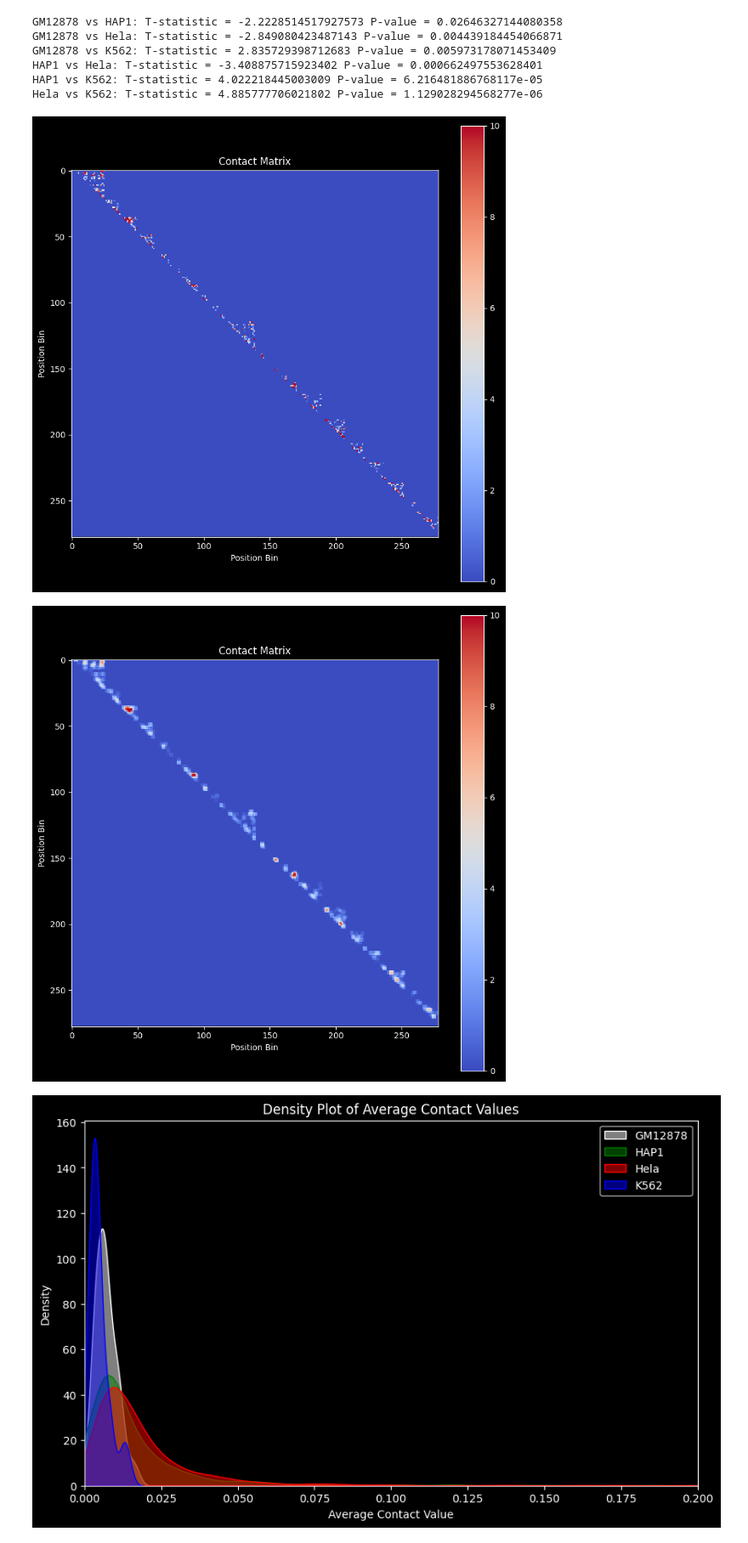
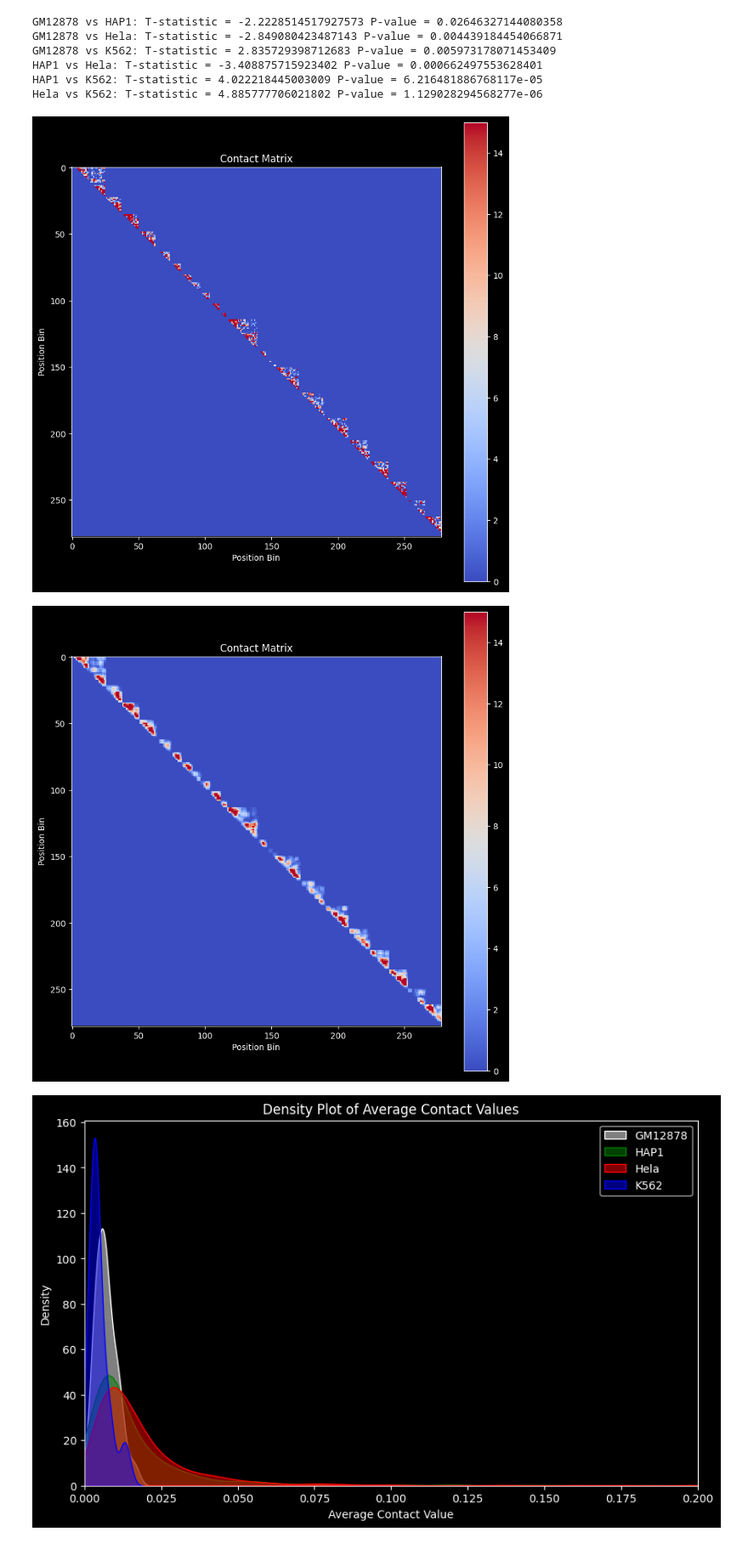
Before and after one commit to HaochongYANG/dna_heterogeneity, a Jupyter notebook: analysis.ipynb, the cells around one changed output. Shown at 85% size. Cells and saved outputs as stored; diff of their text form; code cells hidden in the pictures.

```diff
--- a/analysis.ipynb
+++ b/analysis.ipynb
@@ -545,13 +545,13 @@ HAP1 vs Hela: T-statistic = -3.408875715923402 P-value = 0.000662497553628401
 HAP1 vs K562: T-statistic = 4.022218445003009 P-value = 6.216481886768117e-05
 Hela vs K562: T-statistic = 4.885777706021802 P-value = 1.129028294568277e-06
 # %%
-smoothed_matrix = apply_adjacent_smoothing(contact_matrices_Hela[2])
+smoothed_matrix = apply_adjacent_smoothing(contact_matrices_Hela[4])
 # Plot the original matrix
-visualize(contact_matrices_Hela[2], 10)
-visualize(smoothed_matrix, 10)
+visualize(contact_matrices_Hela[4], 15)
+visualize(smoothed_matrix, 15)
 # %% [output]
-[figure, old version]
+[figure, new version]
-[figure, old version]
+[figure, new version]
 # %%
 import seaborn as sns
 data = [average_GM12878, average_HAP1, average_Hela, average_K562]
```
